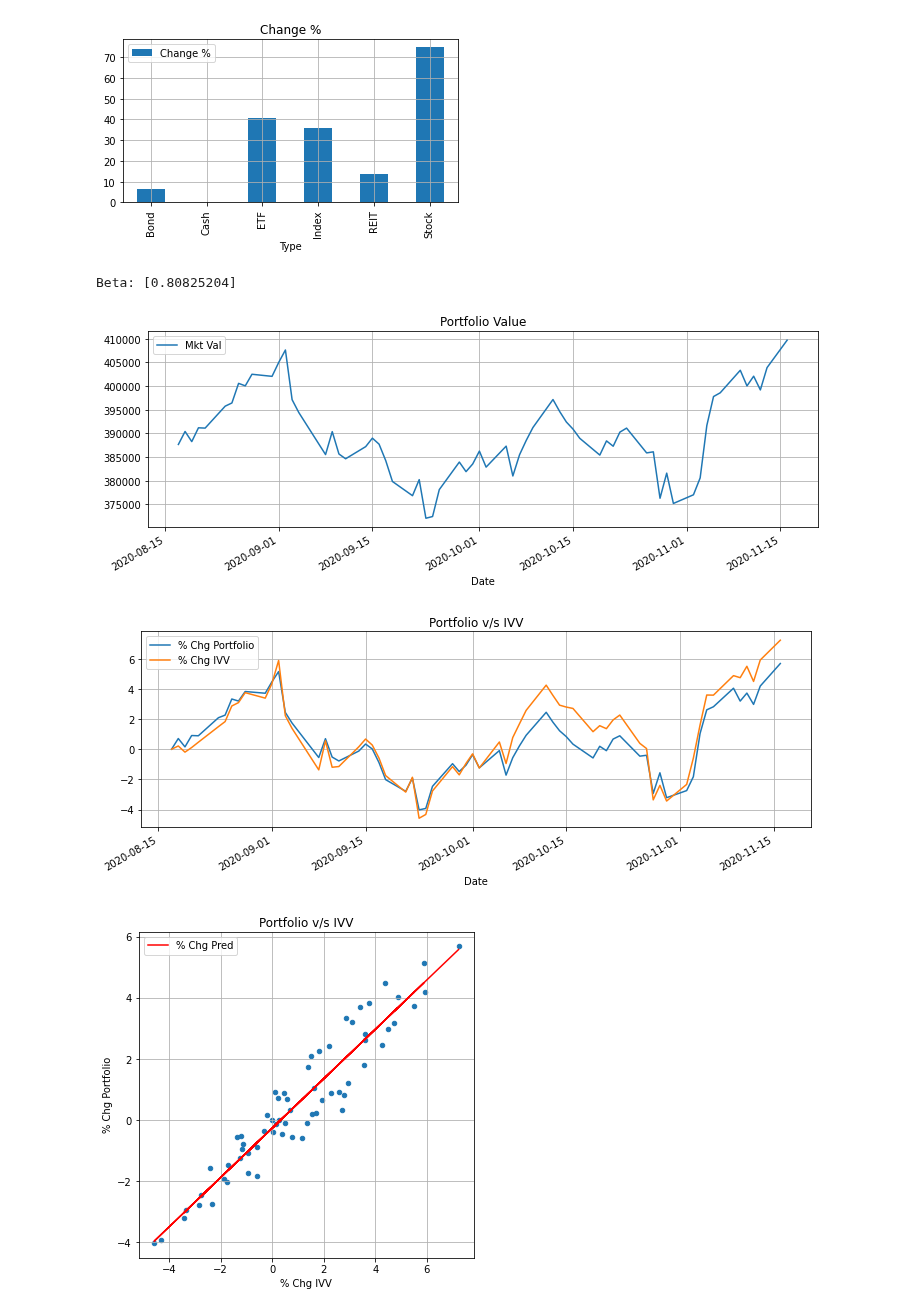
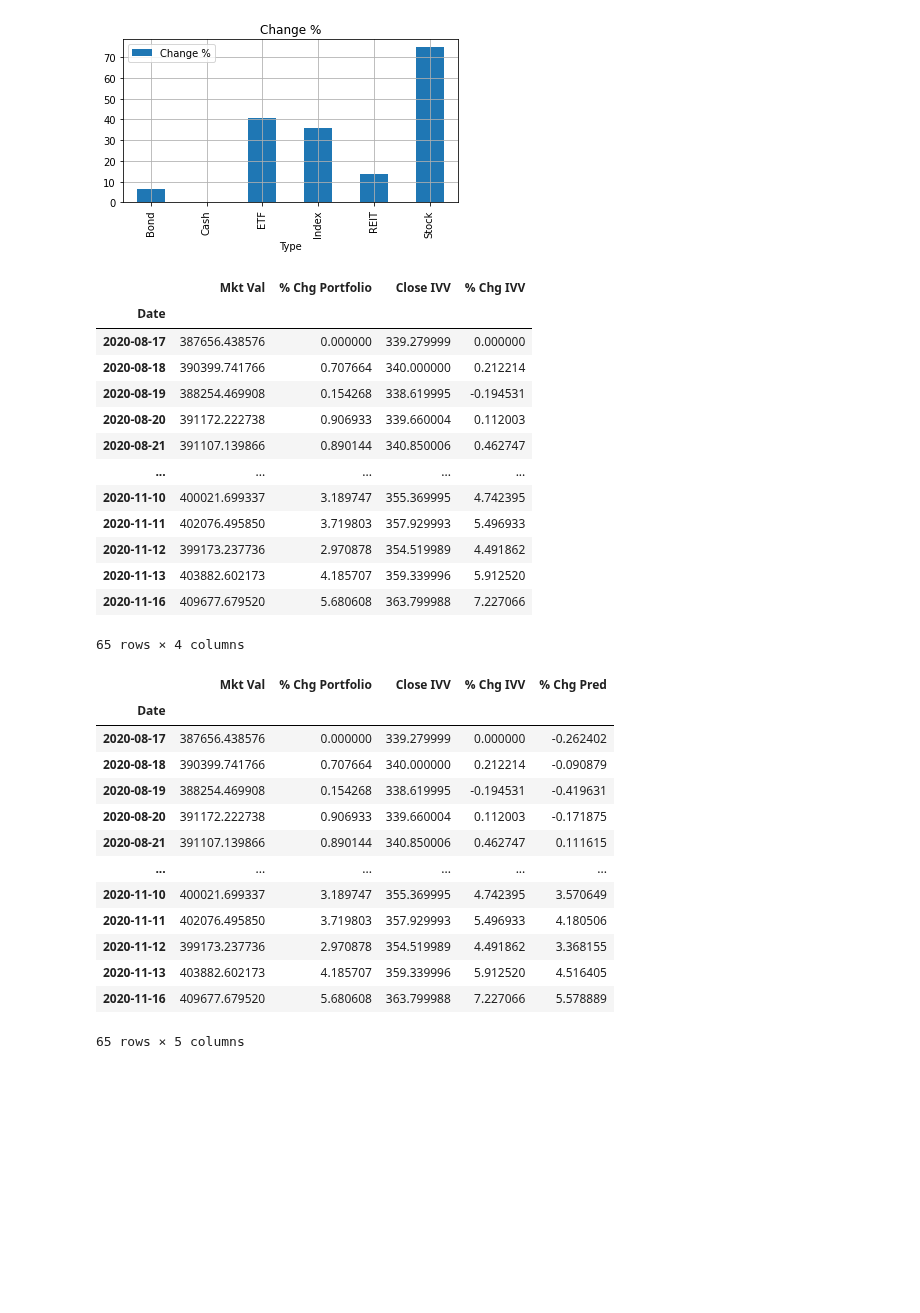
Before and after one commit to bamage00/notebooks, a Jupyter notebook: fin_1.ipynb, the cells around one changed output. Saved outputs shown, nothing was run; the diff lists cells and outputs as text; code cells hidden in the pictures; blank space fills up the shorter version.

```diff
--- a/fin_1.ipynb
+++ b/fin_1.ipynb
@@ -124,32 +124,47 @@ period = three_months
 
 mkt_val = (df[df['Ticker'] != 'CASH'].groupby('Date').sum()['Mkt Val']) + df[df['Ticker'] == 'CASH'][['Mkt Val']].values[0]
 mkt_val = mkt_val.reset_index()
-mkt_val[(mkt_val['Date'] >= period) & (mkt_val['Date'] <= end_date)].plot(
-    x='Date', y=['Mkt Val'],
-    figsize=fig_size_1, grid=True, title='Portfolio Value')
 
 dff = mkt_val[(mkt_val['Date'] >= period) & (mkt_val['Date'] <= end_date)].set_index('Date')
 dff['% Chg Portfolio'] = 100*(dff['Mkt Val']-dff.head(1)['Mkt Val'].values[0])/dff.head(1)['Mkt Val'].values[0]
 dff['Close IVV'] = df[(df['Ticker'] == 'IVV') & (df['Date'] >= period) & (df['Date'] <= end_date)][['Date', 'Close']].set_index('Date')
 dff['% Chg IVV'] = 100*(dff['Close IVV']-dff.head(1)['Close IVV'].values[0])/dff.head(1)['Close IVV'].values[0]
 
-model = linear_model.LinearRegression()
-model.fit(np.array(dff[['% Chg IVV']]), np.array(dff[['% Chg Portfolio']]))
-dff['% Chg Pred'] = model.predict(np.array(dff[['% Chg IVV']]))
-
-dff.plot(y=['% Chg Portfolio', '% Chg IVV'], figsize=fig_size_1, grid=True, title='Portfolio v/s IVV')
-
-fig, axes = plt.subplots(sharex=True)
-
-dff.plot(x='% Chg IVV', y='% Chg Portfolio', kind='scatter',
-         ax=axes, figsize=fig_size_3, grid=True, title='Portfolio v/s IVV')
-dff.plot(x='% Chg IVV', y='% Chg Pred', kind='line', color='Red',
-         ax=axes, figsize=fig_size_3, grid=True, title='Portfolio v/s IVV')
-
-print('Beta:', model.coef_[0])
+dff
 # %% [output]
+|  | Mkt Val | % Chg Portfolio | Close IVV | % Chg IVV |
+| Date |  |  |  |  |
+| 2020-08-17 | 387656.438576 | 0.000000 | 339.279999 | 0.000000 |
+| 2020-08-18 | 390399.741766 | 0.707664 | 340.000000 | 0.212214 |
+| 2020-08-19 | 388254.469908 | 0.154268 | 338.619995 | -0.194531 |
+| 2020-08-20 | 391172.222738 | 0.906933 | 339.660004 | 0.112003 |
+| 2020-08-21 | 391107.139866 | 0.890144 | 340.850006 | 0.462747 |
+| ... | ... | ... | ... | ... |
+| 2020-11-10 | 400021.699337 | 3.189747 | 355.369995 | 4.742395 |
+| 2020-11-11 | 402076.495850 | 3.719803 | 357.929993 | 5.496933 |
+| 2020-11-12 | 399173.237736 | 2.970878 | 354.519989 | 4.491862 |
+| 2020-11-13 | 403882.602173 | 4.185707 | 359.339996 | 5.912520 |
+| 2020-11-16 | 409677.679520 | 5.680608 | 363.799988 | 7.227066 |
-Beta: [0.80825204]
+65 rows × 4 columns
-[figure, removed]
-[figure, removed]
-[figure, removed]
+# %%
+model = linear_model.LinearRegression()
+model.fit(np.array(dff[['% Chg IVV']]), np.array(dff[['% Chg Portfolio']]))
+dff['% Chg Pred'] = model.predict(np.array(dff[['% Chg IVV']]))
+
+dff
+# %% [output]
+|  | Mkt Val | % Chg Portfolio | Close IVV | % Chg IVV | % Chg Pred |
+| Date |  |  |  |  |  |
+| 2020-08-17 | 387656.438576 | 0.000000 | 339.279999 | 0.000000 | -0.262402 |
+| 2020-08-18 | 390399.741766 | 0.707664 | 340.000000 | 0.212214 | -0.090879 |
+| 2020-08-19 | 388254.469908 | 0.154268 | 338.619995 | -0.194531 | -0.419631 |
+| 2020-08-20 | 391172.222738 | 0.906933 | 339.660004 | 0.112003 | -0.171875 |
+| 2020-08-21 | 391107.139866 | 0.890144 | 340.850006 | 0.462747 | 0.111615 |
+| ... | ... | ... | ... | ... | ... |
+| 2020-11-10 | 400021.699337 | 3.189747 | 355.369995 | 4.742395 | 3.570649 |
+| 2020-11-11 | 402076.495850 | 3.719803 | 357.929993 | 5.496933 | 4.180506 |
+| 2020-11-12 | 399173.237736 | 2.970878 | 354.519989 | 4.491862 | 3.368155 |
+| 2020-11-13 | 403882.602173 | 4.185707 | 359.339996 | 5.912520 | 4.516405 |
+| 2020-11-16 | 409677.679520 | 5.680608 | 363.799988 | 7.227066 | 5.578889 |
+65 rows × 5 columns
 # %%
```
Also changed, not shown: parts of 1 cell of this notebook.
